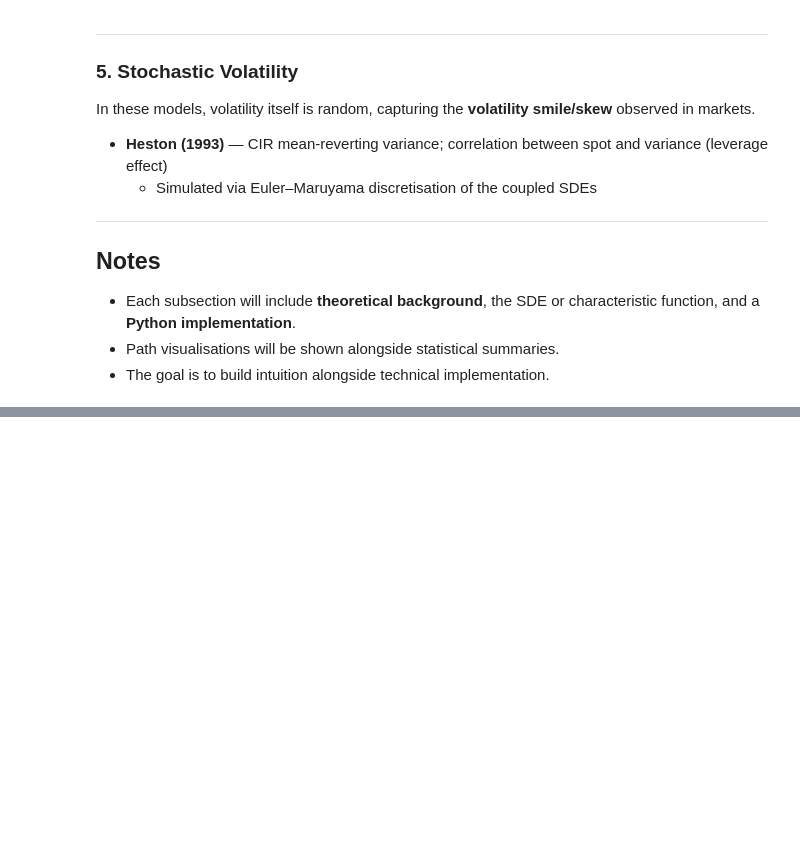
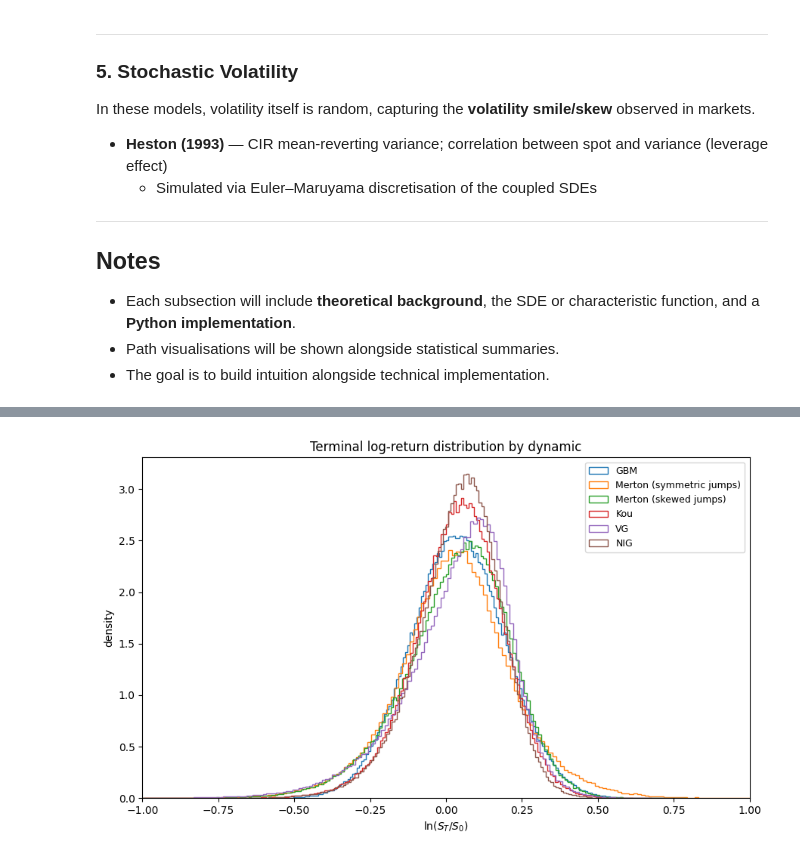
Before and after one commit to amirKhaju/Financial-toolkit, a Jupyter notebook: Main_testing_refined.ipynb, the cells around one changed output, grey strips where cells are left out. Saved outputs shown, nothing was run; the diff lists cells and outputs as text; code cells hidden in the pictures; blank space fills up the shorter version.

```diff
--- a/Main_testing_refined.ipynb
+++ b/Main_testing_refined.ipynb
@@ -717,0 +820,18 @@ In these models, volatility itself is random, capturing the **volatility smile/s
+# %%
+np.random.seed(7)
+fig, ax = plt.subplots(figsize=(9, 5.5))
+
+for name, proc in processes.items():
+    S_term = proc.simulate(Nsim=300_000, M=1)
+    X = np.log(S_term[:, -1] / S0)
+    ax.hist(X, bins=200, density=True, histtype='step', lw=1.5, label=name)
+
+ax.set_xlabel(r'$\ln(S_T/S_0)$')
+ax.set_ylabel('density')
+ax.set_title('Terminal log-return distribution by dynamic')
+ax.set_xlim(-1, 1)
+ax.legend(fontsize=9)
+plt.tight_layout()
+plt.show()
+# %% [output]
+[figure, added]
```
Also changed, not shown: parts of 20 cells of this notebook, 4 other files.
